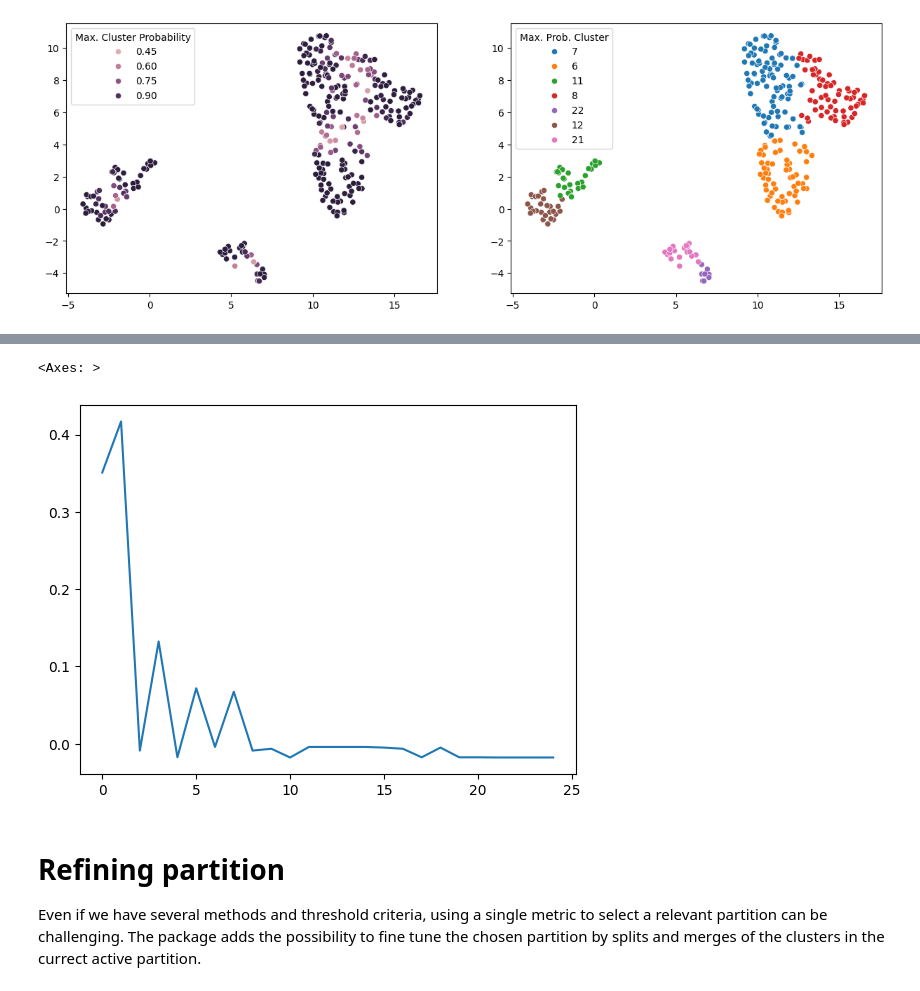
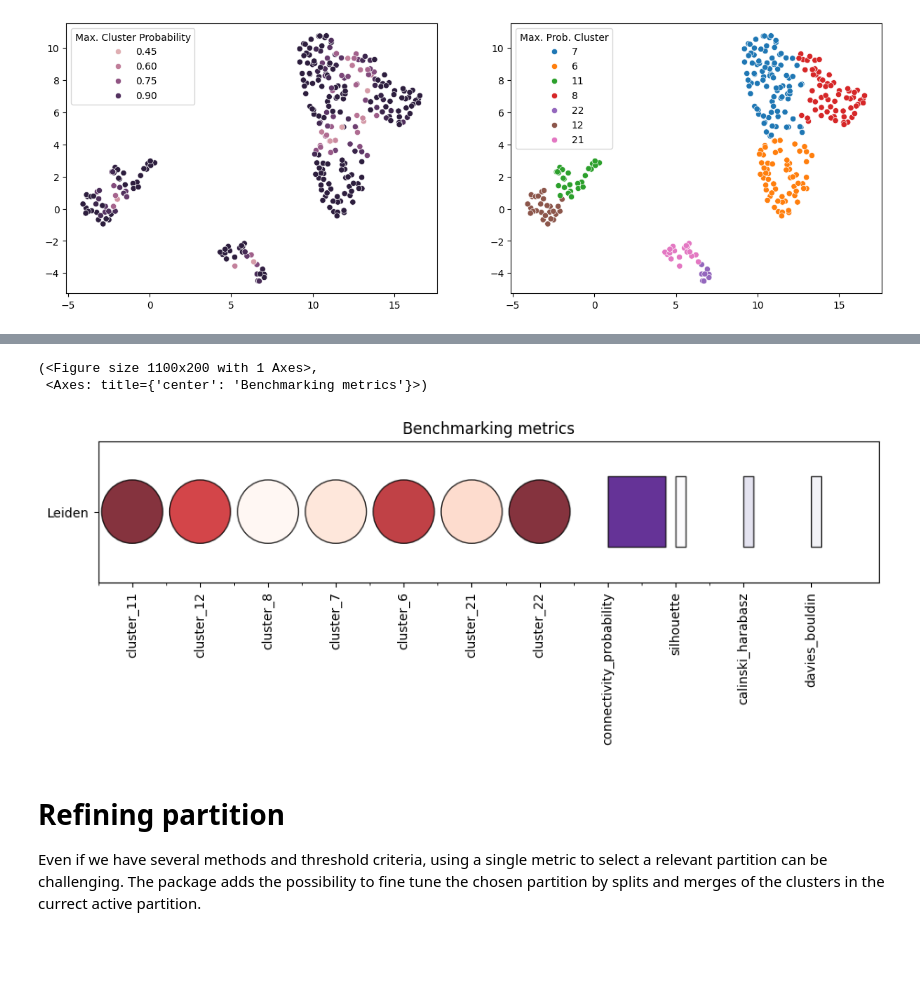
Before and after one commit to gatocor/treeclust, a Jupyter notebook: single-cell.ipynb, the cells around one changed output, grey strips where cells are left out. Saved outputs shown, nothing was run; the diff lists cells and outputs as text; code cells hidden in the pictures; blank space fills up the shorter version.

Commit message:
included plot metrics

```diff
--- a/single-cell.ipynb
+++ b/single-cell.ipynb
@@ -262,8 +141,9 @@ array(['7', '6', '11', '8', '8', '7', '7', '22', '7', '8', '7', '12', '6',
-# %%
-sns.lineplot(x=range(len(t)),y=t)
-# %% [output]
-<Axes: >
-[figure, removed]
+# %%
+model.plot_metrics()
+# %% [output]
+(<Figure size 1100x200 with 1 Axes>,
+ <Axes: title={'center': 'Benchmarking metrics'}>)
+[figure, added]
 # %% [markdown]
 # Refining partition
 
```
Also changed, not shown: parts of 17 cells of this notebook.
